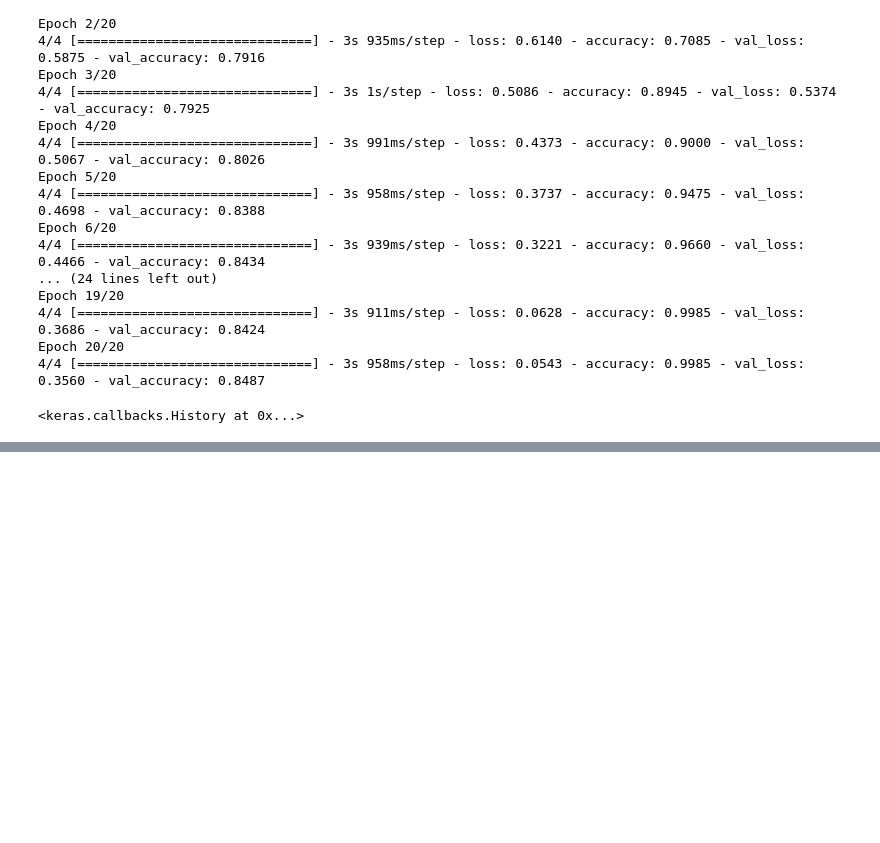
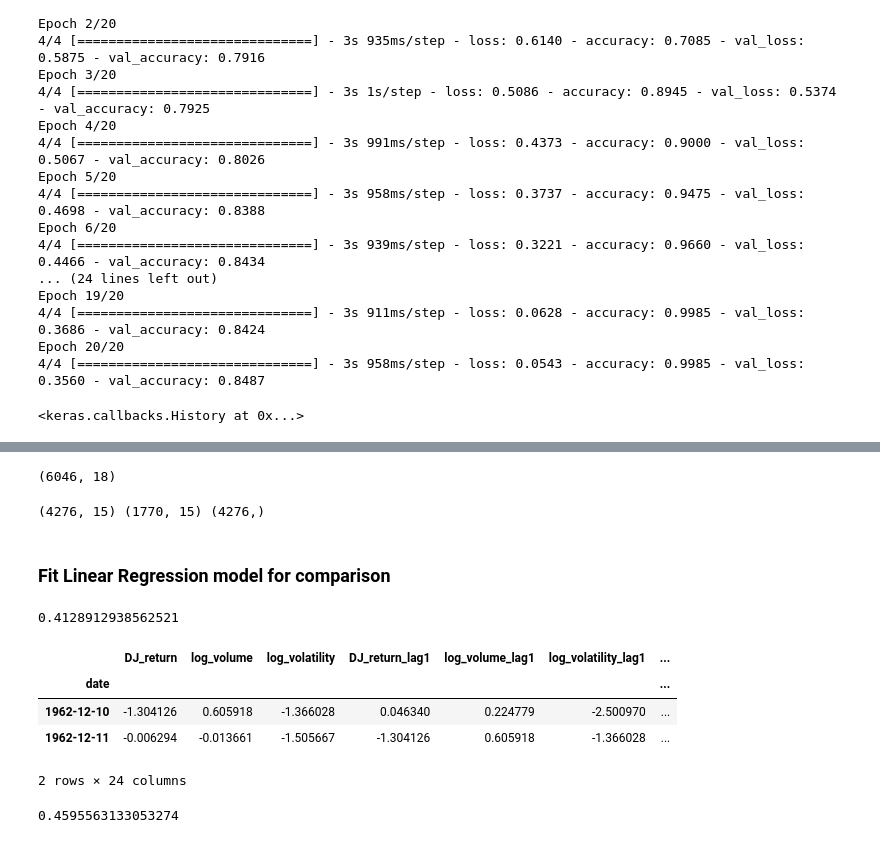
Before and after one commit to renataghisloti/ILSR-Python-DeepLearningChapter, a Jupyter notebook: ITSL_Chap10_DeepLearning_Python.ipynb, the cells around one changed output, grey strips where cells are left out. Saved outputs shown, nothing was run; the diff lists cells and outputs as text; code cells hidden in the pictures; blank space fills up the shorter version.

```diff
--- a/ITSL_Chap10_DeepLearning_Python.ipynb
+++ b/ITSL_Chap10_DeepLearning_Python.ipynb
@@ -720,0 +876,13 @@ Epoch 20/20
+# %%
+# We are dropping the first 5 rows, that have missing lag data
+
+df = df.dropna()
+df.shape
+# %% [output]
+(6046, 18)
+# %%
+# We drop "DJ_return" and "log_volatility", set "log_volume" to be
+# our y variable, then separate train and test sets.
+
+# Get train info
+df = pd.merge(df, NYSE["train"], on="date", how="left")
@@ -720,0 +898,26 @@ Epoch 20/20
+# %%
+print(x_train.shape, x_test.shape, y_train.shape)
+# %% [output]
+(4276, 15) (1770, 15) (4276,)
+# %% [markdown]
+### Fit Linear Regression model for comparison
+# %%
+l_model = LinearRegression().fit(x_train, y_train)
+
+# R squared - 41%
+l_model.score(x_test, y_test)
+# %% [output]
+0.4128912938562521
+# %%
+# Now we add day of the week as predictor for this model
+# We first one hot encode that variable and then add it to
+# the dataframe
+
+df = pd.merge(df, pd.get_dummies(NYSE['day_of_week']), on='date')
+df.head(2)
+# %% [output]
+|  | DJ_return | log_volume | log_volatility | DJ_return_lag1 | log_volume_lag1 | log_volatility_lag1 | ... |
+| date |  |  |  |  |  |  | ... |
+| 1962-12-10 | -1.304126 | 0.605918 | -1.366028 | 0.046340 | 0.224779 | -2.500970 | ... |
+| 1962-12-11 | -0.006294 | -0.013661 | -1.505667 | -1.304126 | 0.605918 | -1.366028 | ... |
+2 rows × 24 columns
@@ -720,0 +935,10 @@ Epoch 20/20
+# %%
+# Train and forecast with the new variable.
+# R squared goes to 0.459
+
+l_model = LinearRegression().fit(x_train, y_train)
+
+# R squared - 41%
+l_model.score(x_test, y_test)
+# %% [output]
+0.4595563133053274
```
Also changed, not shown: parts of 40 cells of this notebook.
